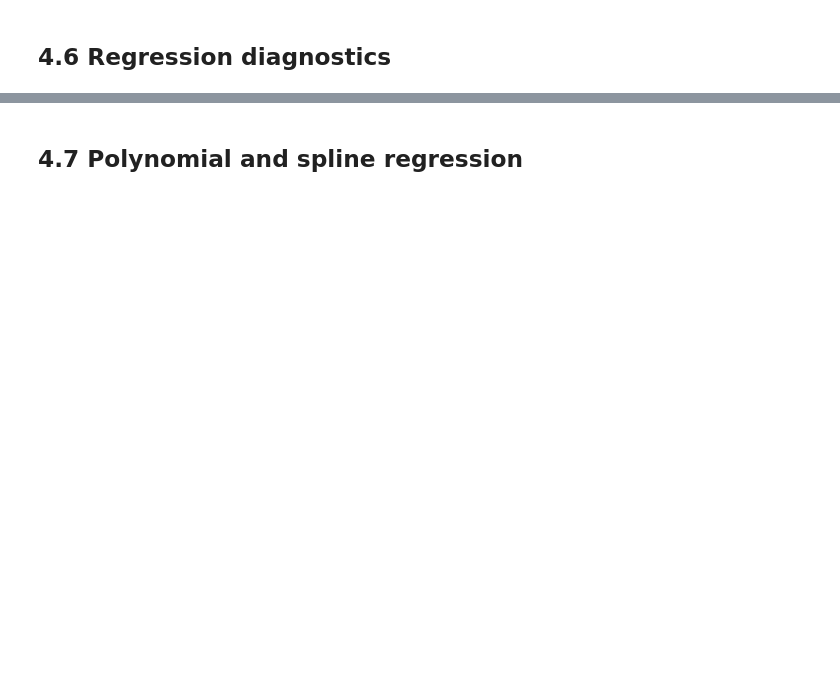
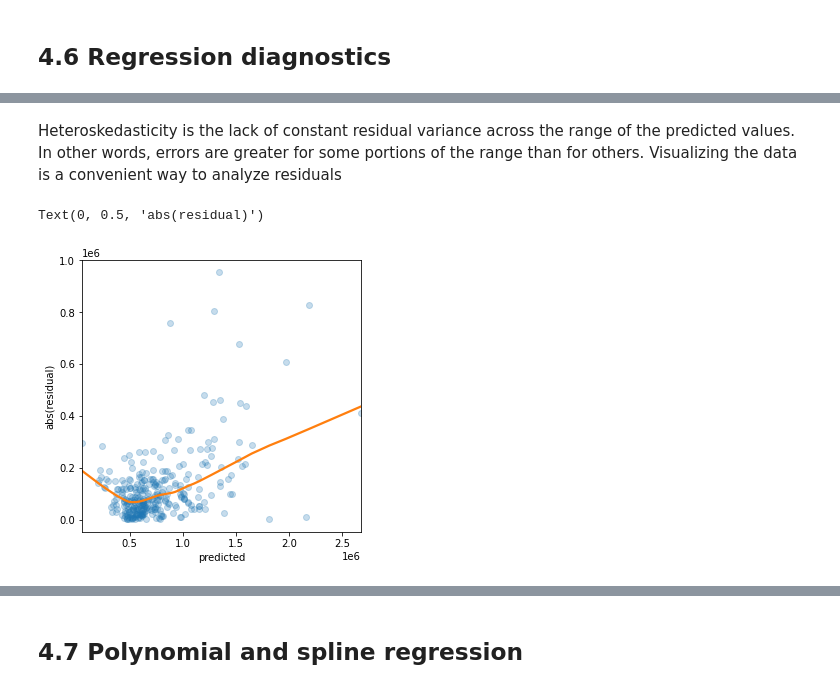
Before and after one commit to DataS07/practical-statistics-for-data-scientists-2nd, a Jupyter notebook: Chapter 4. Regression and prediction.ipynb, the cells around one changed output, grey strips where cells are left out. Cells and saved outputs as stored; diff of their text form; code cells hidden in the pictures; blank space fills up the shorter version.

```diff
--- a/Chapter 4. Regression and prediction.ipynb
+++ b/Chapter 4. Regression and prediction.ipynb
@@ -598,0 +863,17 @@ Treating ordered factors as a numeric variable preserves the information contain
+# %% [markdown]
+Heteroskedasticity is the lack of constant residual variance across the range of the predicted values. In other words, errors are greater for some portions of the range than for others. Visualizing the data is a convenient way to analyze residuals
+# %%
+import seaborn as sns
+
+fig, ax = plt.subplots(figsize = (5,5))
+sns.regplot(result_98105.fittedvalues,
+            np.abs(result_98105.resid),
+            scatter_kws = {'alpha': 0.25},
+            line_kws = {'color': 'C1'},
+            lowess = True,
+            ax = ax)
+ax.set_xlabel('predicted')
+ax.set_ylabel('abs(residual)')
+# %% [output]
+Text(0, 0.5, 'abs(residual)')
+[figure, added]
```
Also changed, not shown: parts of 60 cells of this notebook.
